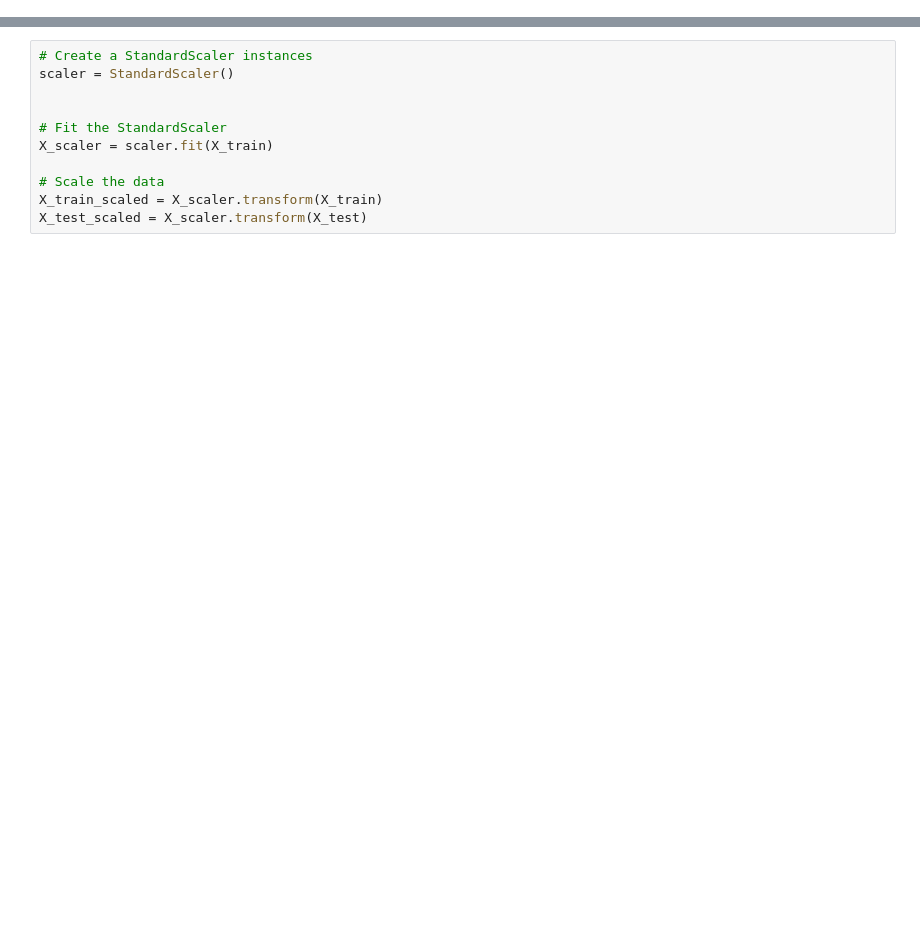
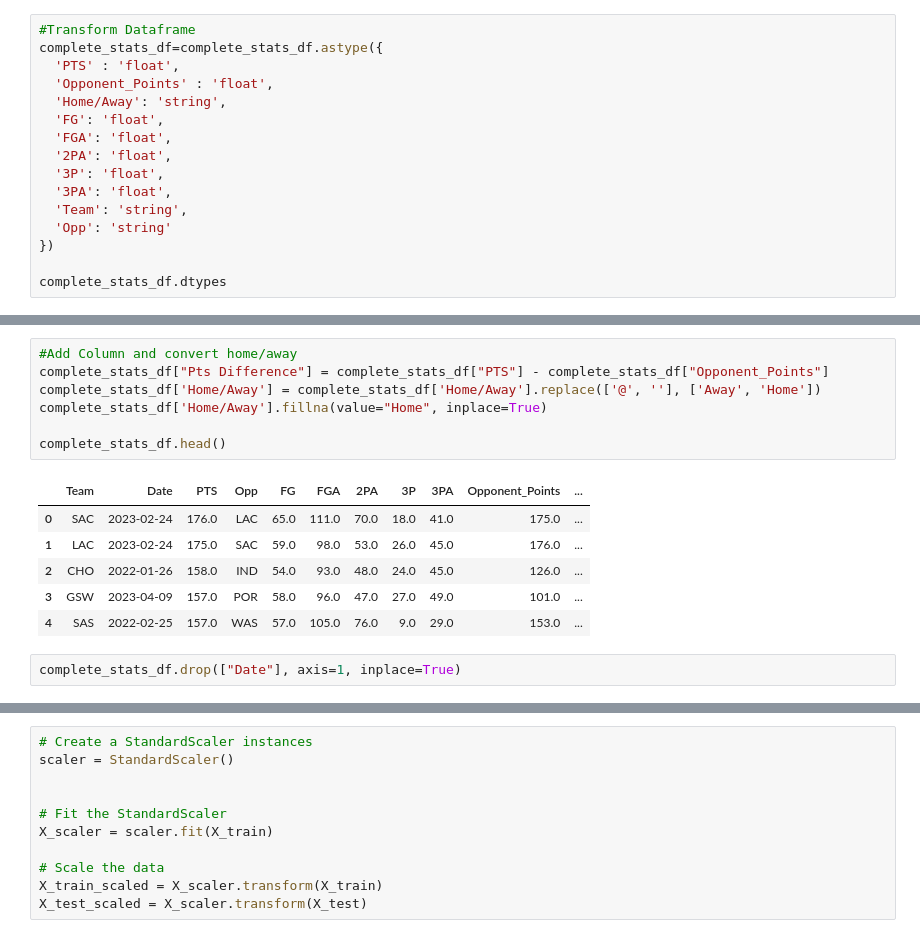
Before and after one commit to DanDreger/NBA_Winners, a Jupyter notebook: neural_network_starter.ipynb, the cells around one changed output, grey strips where cells are left out. Saved outputs shown, nothing was run; the diff lists cells and outputs as text; blank space fills up the shorter version.

```diff
--- a/neural_network_starter.ipynb
+++ b/neural_network_starter.ipynb
@@ -26,0 +137,16 @@ df_moons["Target"] = y
+# %%
+#Transform Dataframe
+complete_stats_df=complete_stats_df.astype({
+  'PTS' : 'float',
+  'Opponent_Points' : 'float',
+  'Home/Away': 'string',
+  'FG': 'float',
+  'FGA': 'float',
+  '2PA': 'float',
+  '3P': 'float',
+  '3PA': 'float',
+  'Team': 'string',
+  'Opp': 'string'
+})
+
+complete_stats_df.dtypes
@@ -26,0 +169,16 @@ df_moons["Target"] = y
+# %%
+#Add Column and convert home/away
+complete_stats_df["Pts Difference"] = complete_stats_df["PTS"] - complete_stats_df["Opponent_Points"]
+complete_stats_df['Home/Away'] = complete_stats_df['Home/Away'].replace(['@', ''], ['Away', 'Home'])
+complete_stats_df['Home/Away'].fillna(value="Home", inplace=True)
+
+complete_stats_df.head()
+# %% [output]
+|  | Team | Date | PTS | Opp | FG | FGA | 2PA | 3P | 3PA | Opponent_Points | ... |
+| 0 | SAC | 2023-02-24 | 176.0 | LAC | 65.0 | 111.0 | 70.0 | 18.0 | 41.0 | 175.0 | ... |
+| 1 | LAC | 2023-02-24 | 175.0 | SAC | 59.0 | 98.0 | 53.0 | 26.0 | 45.0 | 176.0 | ... |
+| 2 | CHO | 2022-01-26 | 158.0 | IND | 54.0 | 93.0 | 48.0 | 24.0 | 45.0 | 126.0 | ... |
+| 3 | GSW | 2023-04-09 | 157.0 | POR | 58.0 | 96.0 | 47.0 | 27.0 | 49.0 | 101.0 | ... |
+| 4 | SAS | 2022-02-25 | 157.0 | WAS | 57.0 | 105.0 | 76.0 | 9.0 | 29.0 | 153.0 | ... |
+# %%
+complete_stats_df.drop(["Date"], axis=1, inplace=True)
```
Also changed, not shown: parts of 19 cells of this notebook, 2 other files.
